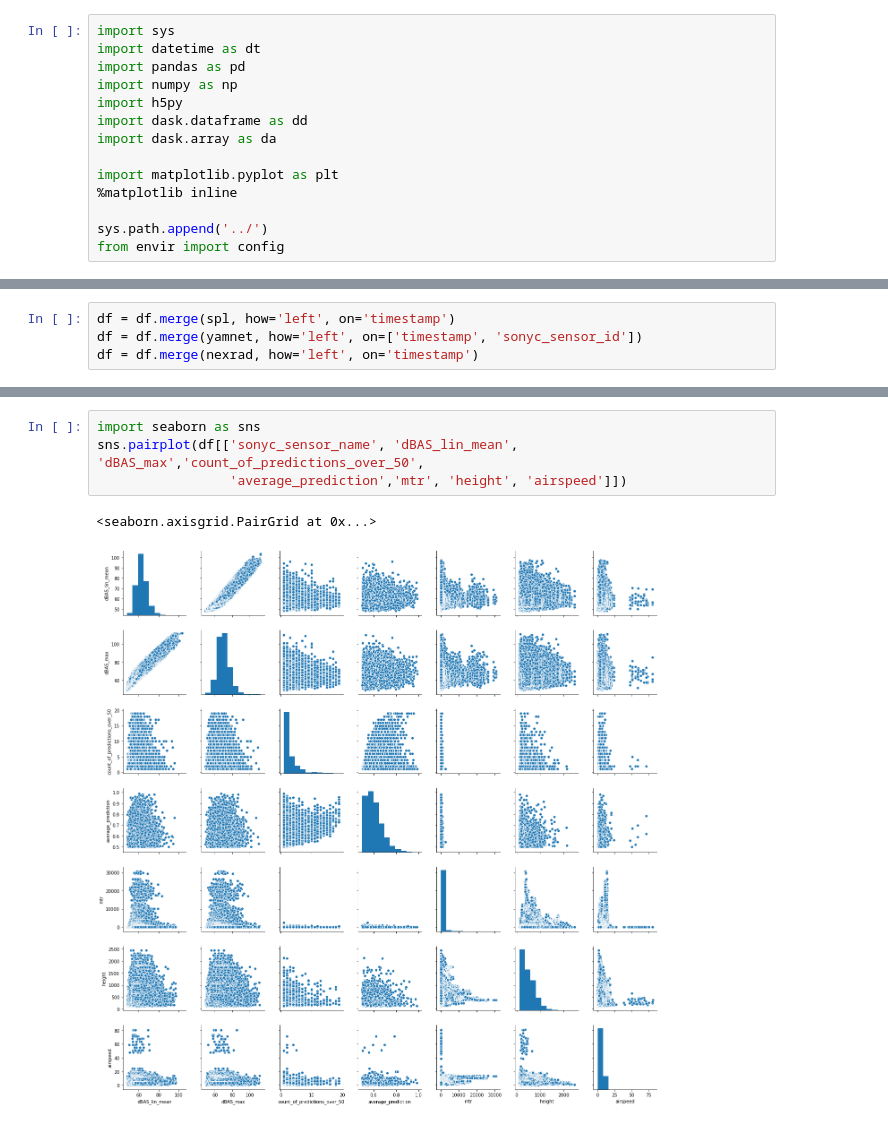
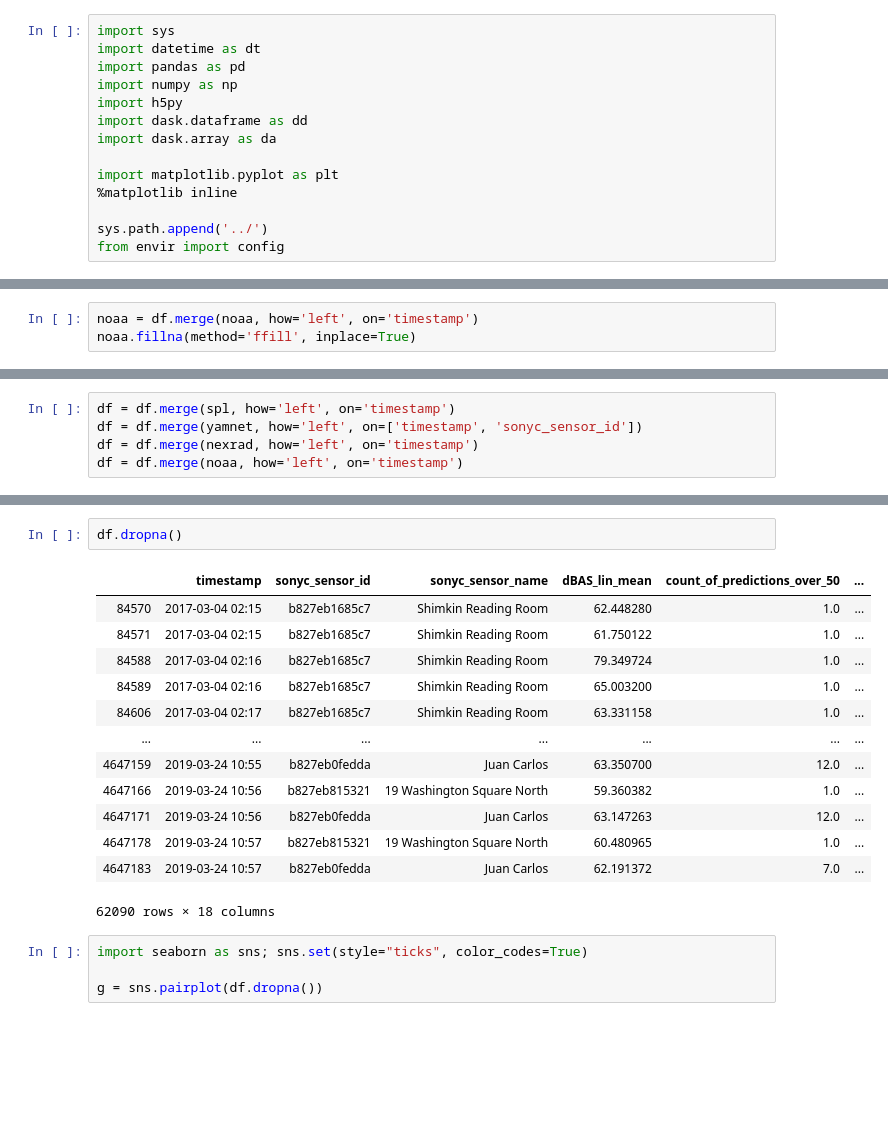
Before and after one commit to meiguan/urban_birds, a Jupyter notebook: clean/merge_clean_data.ipynb, the cells around one changed output, grey strips where cells are left out. Drawn from its saved outputs; the diff is of its cells as text; blank space fills up the shorter version.

```diff
--- a/clean/merge_clean_data.ipynb
+++ b/clean/merge_clean_data.ipynb
@@ -55,0 +112,3 @@ df['timestamp'] = df['timestamp'].astype('str').str[0:16]
+# %%
+noaa = df.merge(noaa, how='left', on='timestamp')
+noaa.fillna(method='ffill', inplace=True)
@@ -57,6 +125,7 @@ df['timestamp'] = df['timestamp'].astype('str').str[0:16]
 df = df.merge(spl, how='left', on='timestamp')
 df = df.merge(yamnet, how='left', on=['timestamp', 'sonyc_sensor_id'])
 df = df.merge(nexrad, how='left', on='timestamp')
+df = df.merge(noaa, how='left', on='timestamp')
 # %%
 df.shape
 # %% [output]
@@ -73,7 +153,20 @@ Index(['timestamp', 'sonyc_sensor_id', 'sonyc_sensor_name', 'year', 'month',
+# %%
+df.dropna()
+# %% [output]
+|  | timestamp | sonyc_sensor_id | sonyc_sensor_name | dBAS_lin_mean | count_of_predictions_over_50 | ... |
+| 84570 | 2017-03-04 02:15 | b827eb1685c7 | Shimkin Reading Room | 62.448280 | 1.0 | ... |
+| 84571 | 2017-03-04 02:15 | b827eb1685c7 | Shimkin Reading Room | 61.750122 | 1.0 | ... |
+| 84588 | 2017-03-04 02:16 | b827eb1685c7 | Shimkin Reading Room | 79.349724 | 1.0 | ... |
+| 84589 | 2017-03-04 02:16 | b827eb1685c7 | Shimkin Reading Room | 65.003200 | 1.0 | ... |
+| 84606 | 2017-03-04 02:17 | b827eb1685c7 | Shimkin Reading Room | 63.331158 | 1.0 | ... |
+| ... | ... | ... | ... | ... | ... | ... |
+| 4647159 | 2019-03-24 10:55 | b827eb0fedda | Juan Carlos | 63.350700 | 12.0 | ... |
+| 4647166 | 2019-03-24 10:56 | b827eb815321 | 19 Washington Square North | 59.360382 | 1.0 | ... |
+| 4647171 | 2019-03-24 10:56 | b827eb0fedda | Juan Carlos | 63.147263 | 12.0 | ... |
+| 4647178 | 2019-03-24 10:57 | b827eb815321 | 19 Washington Square North | 60.480965 | 1.0 | ... |
+| 4647183 | 2019-03-24 10:57 | b827eb0fedda | Juan Carlos | 62.191372 | 7.0 | ... |
+62090 rows × 18 columns
 # %%
-import seaborn as sns
-sns.pairplot(df[['sonyc_sensor_name', 'dBAS_lin_mean', 'dBAS_max','count_of_predictions_over_50',
-                 'average_prediction','mtr', 'height', 'airspeed']])
+import seaborn as sns; sns.set(style="ticks", color_codes=True)
+
+g = sns.pairplot(df.dropna())
-# %% [output]
-<seaborn.axisgrid.PairGrid at 0x...>
-[figure, removed]
```
Also changed, not shown: parts of 14 cells of this notebook, 3 other files.
